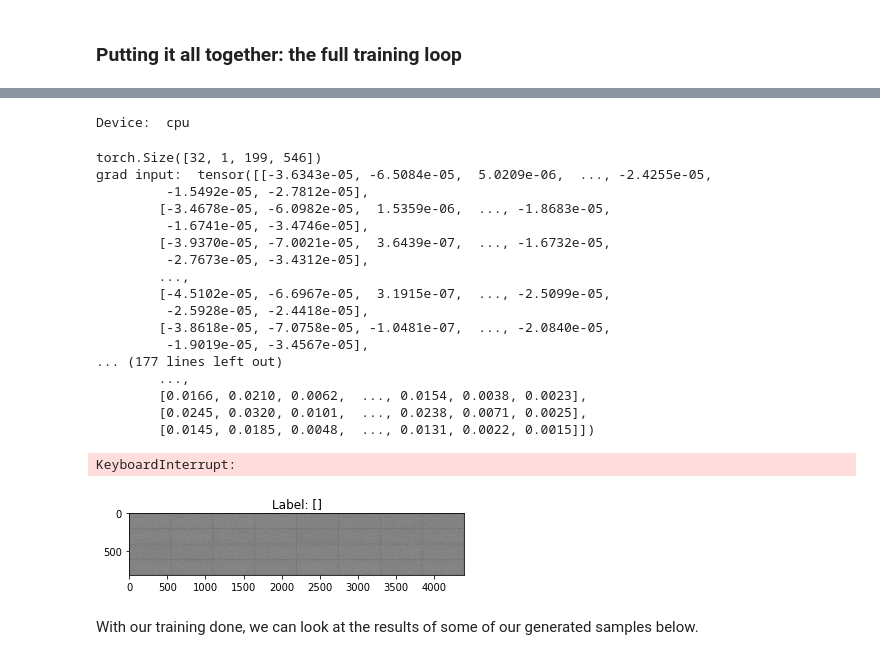
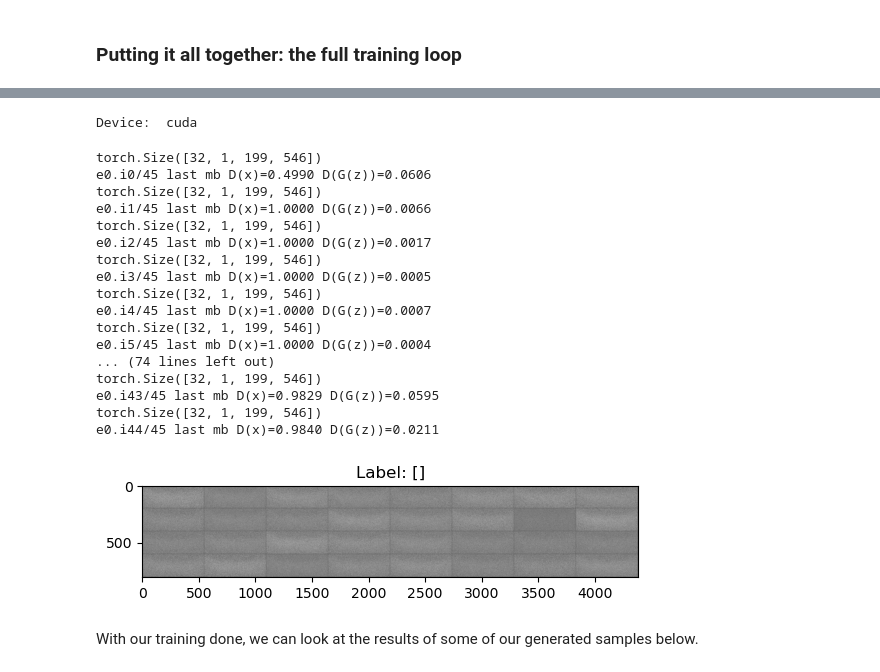
Before and after one commit to kaperoo/medical-image-synthesis, a Jupyter notebook: synthesis/GAN/GAN_walkthrough.ipynb, the cells around one changed output, grey strips where cells are left out. Drawn from its saved outputs; the diff is of its cells as text; code cells hidden in the pictures.

Commit message:
made changes to accomodate cuda use

```diff
--- a/synthesis/GAN/GAN_walkthrough.ipynb
+++ b/synthesis/GAN/GAN_walkthrough.ipynb
@@ -276,7 +276,7 @@ def temp_get():
 from captum.attr import Saliency
 from vector_utils import values_target, images_to_vectors, normalize_vector
 
-def get_explanation(generated_data, discriminator, predicted_data, cuda=False, trained_data=None):
+def get_explanation(generated_data, discriminator, predicted_data, cuda=False, device='cpu'):
 
     # initialize temp values to all 1s
     temp = values_target(size=generated_data.size(), value=1.0, cuda=cuda)
@@ -296,7 +296,7 @@ def get_explanation(generated_data, discriminator, predicted_data, cuda=False, t
 
     # If using GPU, store the value into cuda storage
     if cuda:
-        temp = temp.cuda()
+        temp = temp.to(device)
     temp_store(normalize_vector(temp))
 # %% [markdown]
 This code replaces our usual backwards call for our model, adjusts the gradient matrix with values from the explanation matrix.
@@ -308,7 +308,10 @@ def explanation_hook(module, grad_input, grad_output):
 
     """ Hook for explanation of the discriminator """
     temp = images_to_vectors(explained_data)
+    temp = temp.to('cuda')
+
     new_grad = grad_input[0] + 0.2*(grad_input[0]*temp)
+    new_grad = new_grad.to('cuda')
 
     return(new_grad,)
 # %% [markdown]
@@ -350,5 +353,11 @@ False
 # %%
 device = torch.device('cuda') if torch.cuda.is_available() else torch.device('cpu')
+
+if device == 'cuda':
+    dev = True
+else:
+    dev = False
+
 print('Device: ', device)
 
 # Re-initialize D, G:
@@ -407,54 +416,53 @@ for epoch in range(epochs): # no. of epochs
         optimizerD.step()
 
         # STEP 2: Generator optimization step
         # reset accumulated gradients from previous iteration, backward step
         optimizerG.zero_grad()
 
         z = torch.randn(32, 10000, device=device) # random noise, 32 samples, z_dim=10000
         x_gen = G(z)
         D_G_z = D(x_gen).flatten(0)
         #lossG = criterion(D_G_z, lab_real) # -log D(G(z))
 
         # Generating an explanation matrix for discriminator
-        get_explanation(x_gen, D, D_G_z, cuda=False)
-        lossG = criterion(D_G_z, values_target(size=(N,), value=1.0, cuda=False))
+        get_explanation(x_gen, D, D_G_z, cuda=dev, device=device)
+        lossG = criterion(D_G_z, values_target(size=(N,), value=1.0, cuda=True))
 
         # Backwards step, applying explanation matrix to the gradient
         lossG.backward()
         optimizerG.step()
 
     # Logging for each epoch on loss functions for both D(x) and D(G(z))
         if True:
             x_gen = G(fixed_noise)
             show_imgs(x_gen, [], new_fig=False)
             fig.canvas.draw()
             print('e{}.i{}/{} last mb D(x)={:.4f} D(G(z))={:.4f}'.format(
                 epoch, i, len(train_dl), D_x.mean().item(), D_G_z.mean().item()))
     # End of epoch
 
 x_gen = G(fixed_noise)
 collect_x_gen.append(x_gen.detach().clone())
 # %% [output]
-Device:  cpu
+Device:  cuda
 torch.Size([32, 1, 199, 546])
-grad input:  tensor([[-3.6343e-05, -6.5084e-05,  5.0209e-06,  ..., -2.4255e-05,
-         -1.5492e-05, -2.7812e-05],
-        [-3.4678e-05, -6.0982e-05,  1.5359e-06,  ..., -1.8683e-05,
-         -1.6741e-05, -3.4746e-05],
-        [-3.9370e-05, -7.0021e-05,  3.6439e-07,  ..., -1.6732e-05,
-         -2.7673e-05, -3.4312e-05],
-        ...,
-        [-4.5102e-05, -6.6967e-05,  3.1915e-07,  ..., -2.5099e-05,
-         -2.5928e-05, -2.4418e-05],
-        [-3.8618e-05, -7.0758e-05, -1.0481e-07,  ..., -2.0840e-05,
-         -1.9019e-05, -3.4567e-05],
-... (177 lines left out)
-        ...,
-        [0.0166, 0.0210, 0.0062,  ..., 0.0154, 0.0038, 0.0023],
-        [0.0245, 0.0320, 0.0101,  ..., 0.0238, 0.0071, 0.0025],
-        [0.0145, 0.0185, 0.0048,  ..., 0.0131, 0.0022, 0.0015]])
+e0.i0/45 last mb D(x)=0.4990 D(G(z))=0.0606
+torch.Size([32, 1, 199, 546])
+e0.i1/45 last mb D(x)=1.0000 D(G(z))=0.0066
+torch.Size([32, 1, 199, 546])
+e0.i2/45 last mb D(x)=1.0000 D(G(z))=0.0017
+torch.Size([32, 1, 199, 546])
+e0.i3/45 last mb D(x)=1.0000 D(G(z))=0.0005
+torch.Size([32, 1, 199, 546])
+e0.i4/45 last mb D(x)=1.0000 D(G(z))=0.0007
+torch.Size([32, 1, 199, 546])
+e0.i5/45 last mb D(x)=1.0000 D(G(z))=0.0004
+... (74 lines left out)
+torch.Size([32, 1, 199, 546])
+e0.i43/45 last mb D(x)=0.9829 D(G(z))=0.0595
+torch.Size([32, 1, 199, 546])
+e0.i44/45 last mb D(x)=0.9840 D(G(z))=0.0211
-KeyboardInterrupt:
-[figure, old version]
+[figure, new version]
 # %% [markdown]
 With our training done, we can look at the results of some of our generated samples below.
 # %%
```
Also changed, not shown: parts of 5 cells of this notebook.
